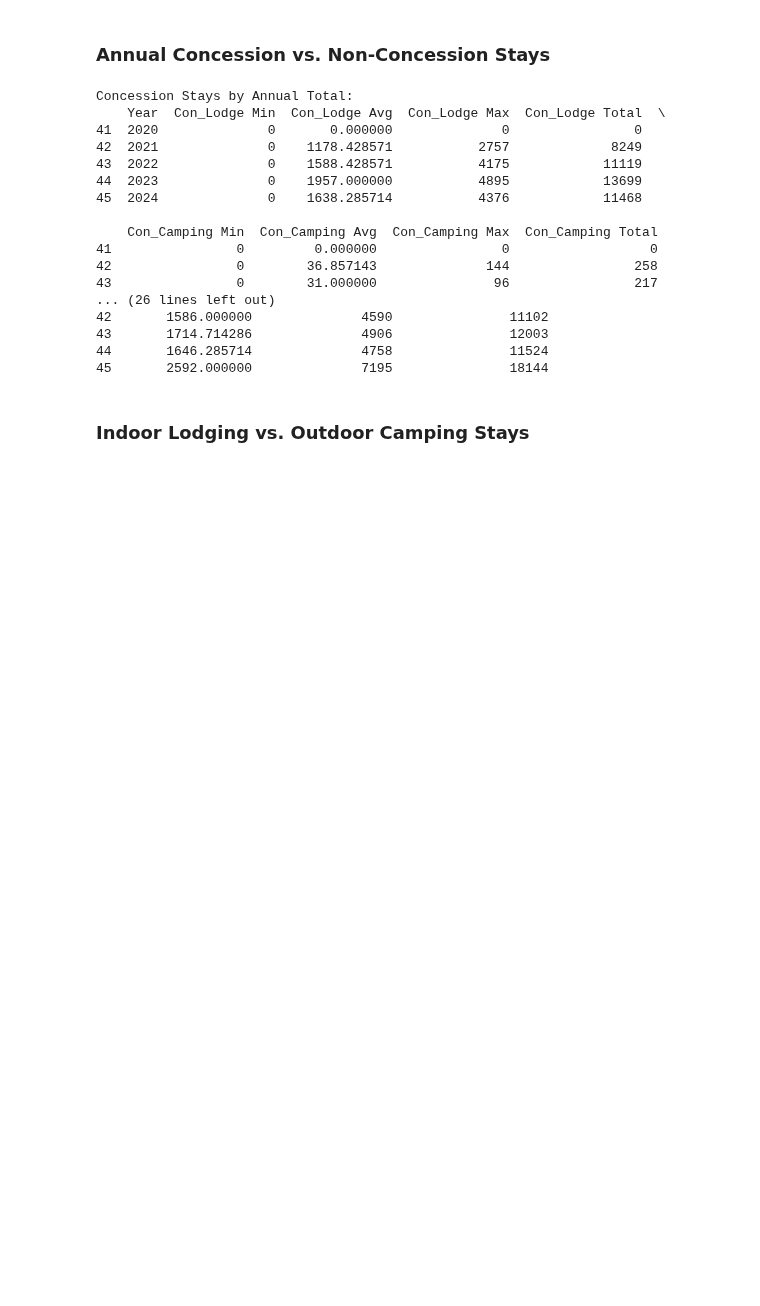
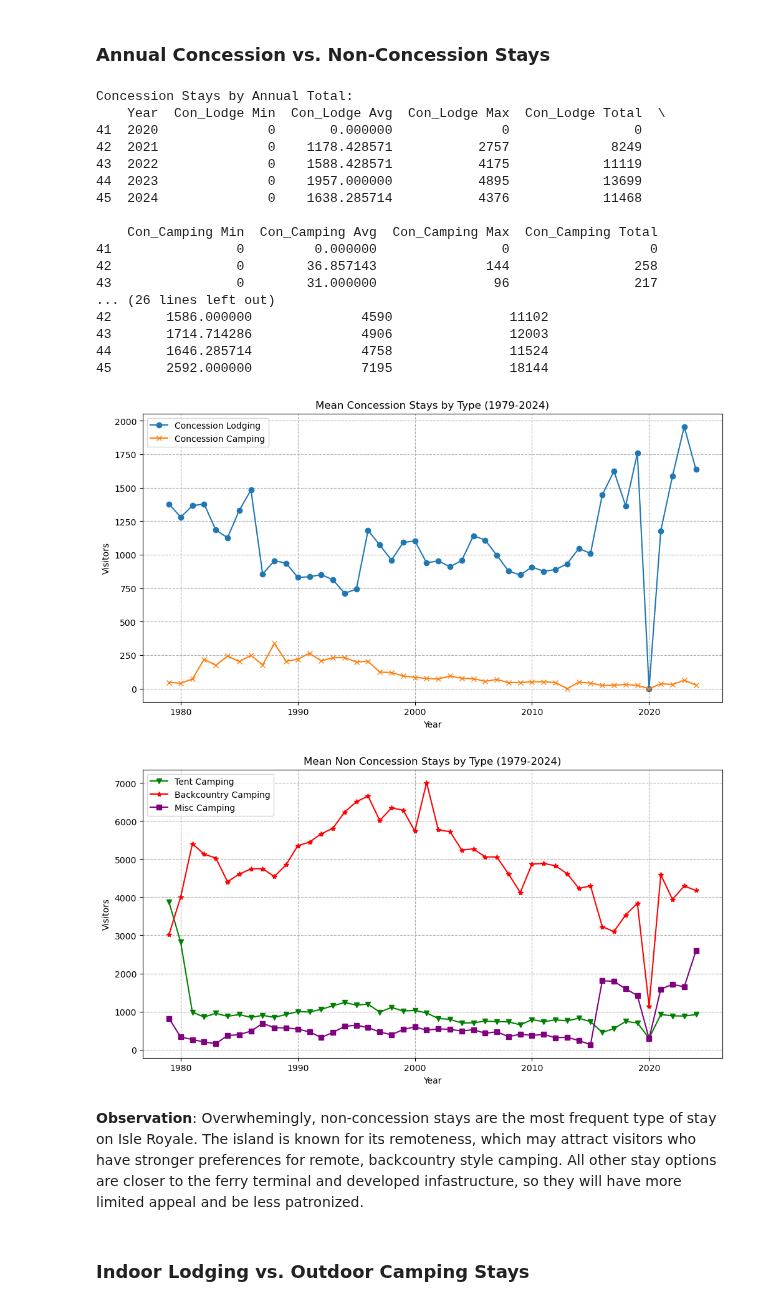
Before and after one commit to Lydia-Tembreull/UN5550Sp26_Final_Project, a Jupyter notebook: UN5550_Final_Project.ipynb, the cells around one changed output. Cells and saved outputs as stored; diff of their text form; code cells hidden in the pictures; blank space fills up the shorter version.

```diff
--- a/UN5550_Final_Project.ipynb
+++ b/UN5550_Final_Project.ipynb
@@ -792,7 +935,38 @@ Concession Stays by Annual Total:
 44       1646.285714              4758               11524
 45       2592.000000              7195               18144
 # %%
-#Add visualization(s) comparing con_stays and non_con_camp_stays
+# Concession stays
+plt.figure(figsize = (12, 6))
+
+plt.plot(con_stays['Year'], con_stays['Con_Lodge Avg'], marker = 'o')
+plt.plot(con_stays['Year'], con_stays['Con_Camping Avg'], marker = 'x')
+
+plt.title('Mean Concession Stays by Type (1979-2024)')
+plt.xlabel('Year')
+plt.ylabel('Visitors')
+plt.grid(True, linestyle = '--')
+plt.legend(["Concession Lodging", "Concession Camping"], loc="upper left")
+plt.show()
+
+# Non-Concession stays
+plt.figure(figsize = (12, 6))
+
+plt.plot(non_con_camp_stays['Year'], non_con_camp_stays['Tent_Camping Avg'], marker = 'v', c = "green")
+plt.plot(non_con_camp_stays['Year'], non_con_camp_stays['Back_Country_Camping Avg'], marker = '*', c = "red")
+plt.plot(non_con_camp_stays['Year'], non_con_camp_stays['Misc_Camping Avg'], marker = 's', c = "purple")
+
+plt.title('Mean Non Concession Stays by Type (1979-2024)')
+plt.xlabel('Year')
+plt.ylabel('Visitors')
+plt.grid(True, linestyle = '--')
+plt.legend(["Tent Camping", "Backcountry Camping", "Misc Camping"], loc="upper left")
+plt.show()
+# %% [output]
+[figure, added]
+[figure, added]
+# %% [markdown]
+**Observation**:
+Overwhemingly, non-concession stays are the most frequent type of stay on Isle Royale. The island is known for its remoteness, which may attract visitors who have stronger preferences for remote, backcountry style camping. All other stay options are closer to the ferry terminal and developed infastructure, so they will have more limited appeal and be less patronized.
 # %% [markdown]
 ### Indoor Lodging vs. Outdoor Camping Stays
 # %%
```
Also changed, not shown: parts of 30 cells of this notebook.
